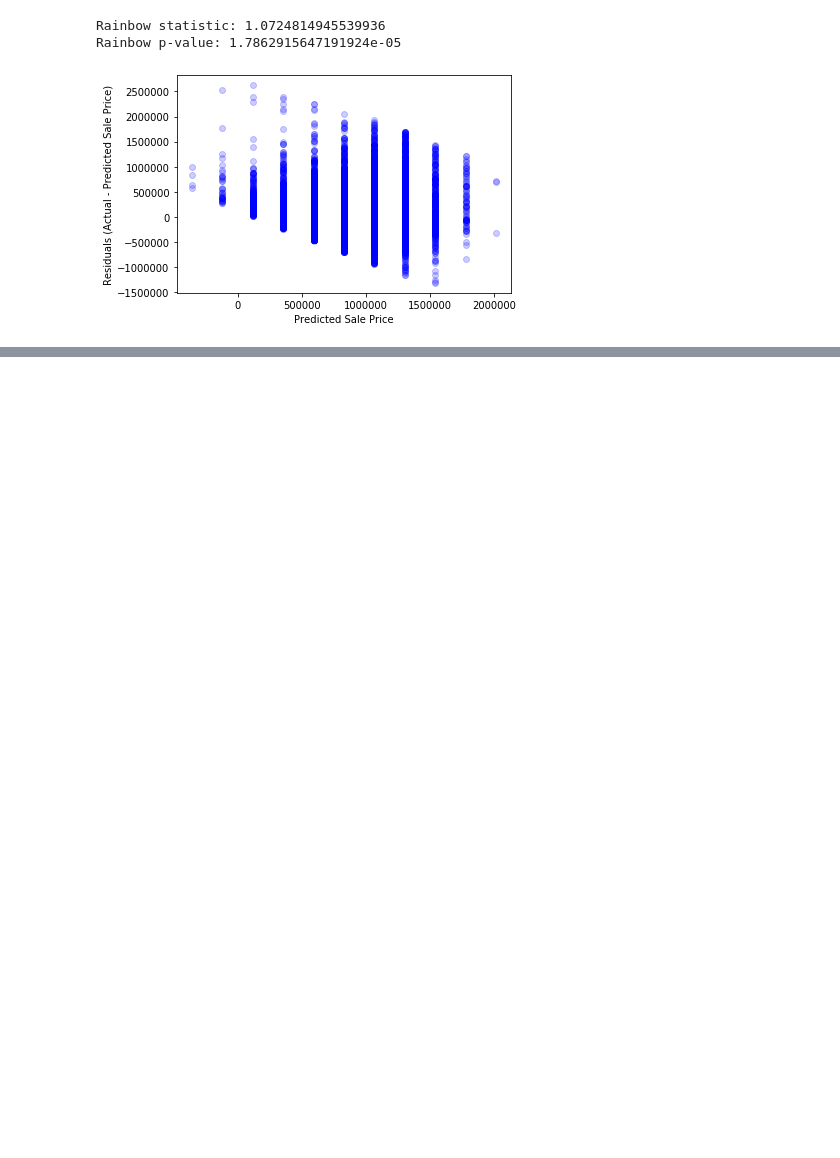
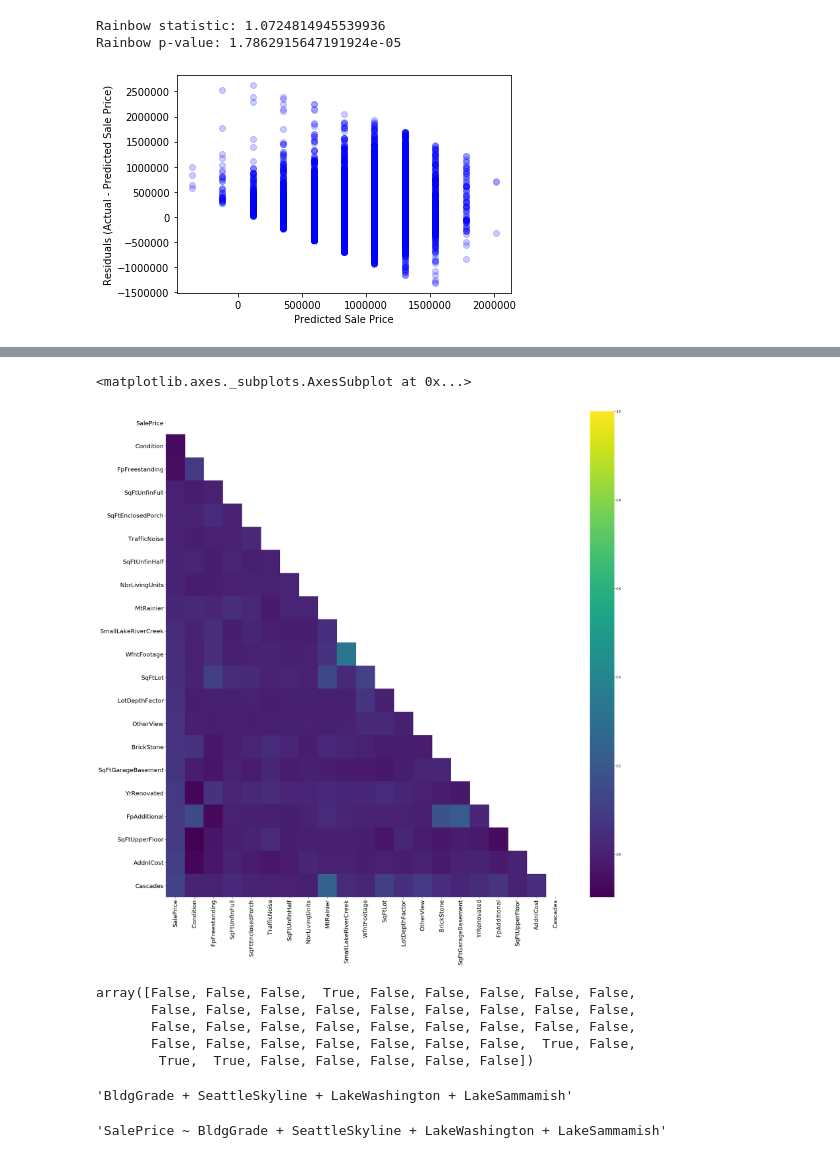
Before and after one commit to Jaccomando/phase_2_project_chicago-sf-seattle-ds-082420, a Jupyter notebook: exploratory/Jeff_Final_Data_EDA.ipynb, the cells around one changed output, grey strips where cells are left out. Drawn from its saved outputs; the diff is of its cells as text; code cells hidden in the pictures; blank space fills up the shorter version.

```diff
--- a/exploratory/Jeff_Final_Data_EDA.ipynb
+++ b/exploratory/Jeff_Final_Data_EDA.ipynb
@@ -272,0 +289,3 @@ ax2.scatter(x=y_hat, y=y-y_hat, color="blue", alpha=0.2);
+# %%
+ordcorrs = ordinal.corr()['SalePrice'].sort_values().head(20)
+bigcorrs = ordinal[['SalePrice'] + list(ordcorrs.index)]
@@ -272,0 +308,10 @@ ax2.scatter(x=y_hat, y=y-y_hat, color="blue", alpha=0.2);
+# %%
+mask = np.triu(np.ones_like(bigcorrs.corr(), dtype=np.bool))
+fig, ax = plt.subplots(figsize = (30,30))
+plt.xticks(fontsize = 20)
+plt.yticks(fontsize = 20)
+
+sns.heatmap(bigcorrs.corr(), mask= mask, ax = ax, cmap = 'viridis')
+# %% [output]
+<matplotlib.axes._subplots.AxesSubplot at 0x...>
+[figure, added]
@@ -272,0 +324,17 @@ ax2.scatter(x=y_hat, y=y-y_hat, color="blue", alpha=0.2);
+# %%
+from sklearn.preprocessing import StandardScaler
+from sklearn.linear_model import LinearRegression
+import sklearn.metrics as metrics
+from sklearn.feature_selection import RFE
+
+lr_rfe = LinearRegression()
+select = RFE(lr_rfe, n_features_to_select=4)
+select = select.fit(X = ordinal.drop('SalePrice', axis=1), y = ordinal['SalePrice'])
+
+select.support_
+# %% [output]
+array([False, False, False,  True, False, False, False, False, False,
+       False, False, False, False, False, False, False, False, False,
+       False, False, False, False, False, False, False, False, False,
+       False, False, False, False, False, False, False,  True, False,
+        True,  True, False, False, False, False, False])
@@ -272,0 +343,12 @@ ax2.scatter(x=y_hat, y=y-y_hat, color="blue", alpha=0.2);
+# %%
+preds = str(predictors.columns[1])
+for pred in predictors.columns[2:]:
+    preds = preds + f' + {pred}'
+preds
+# %% [output]
+'BldgGrade + SeattleSkyline + LakeWashington + LakeSammamish'
+# %%
+formula = f'SalePrice ~ {preds}'
+formula
+# %% [output]
+'SalePrice ~ BldgGrade + SeattleSkyline + LakeWashington + LakeSammamish'
```
Also changed, not shown: parts of 22 cells of this notebook, 1 other file.
